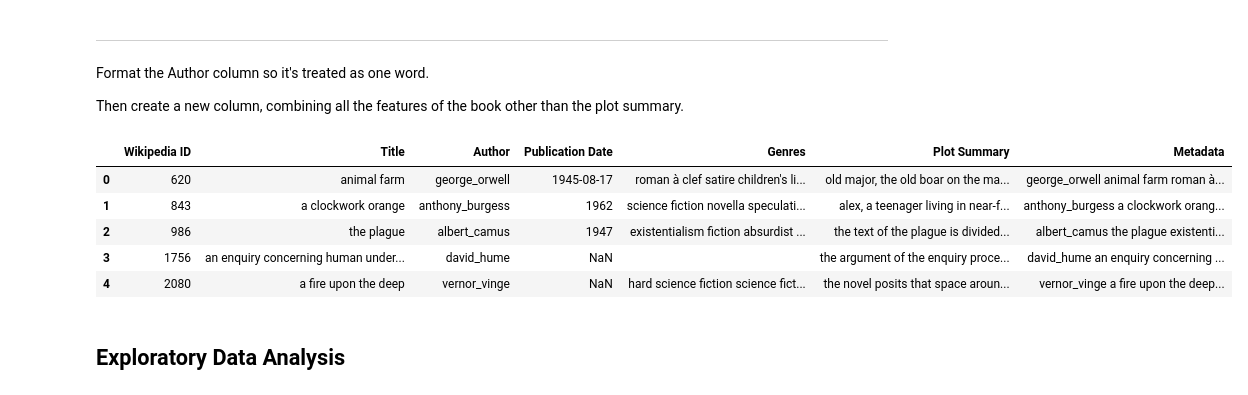
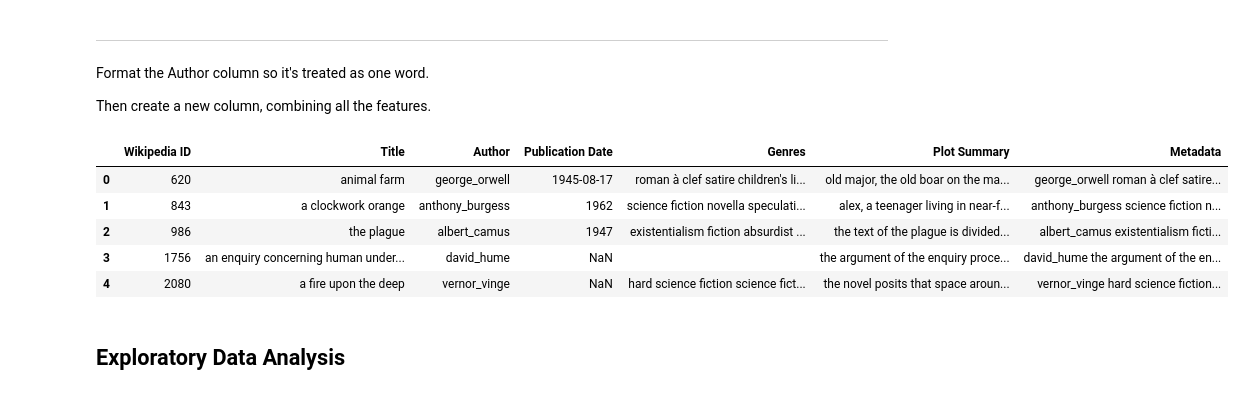
Before and after one commit to austin-pooth/book-recs, a Jupyter notebook: data_cleaning.ipynb, the cells around one changed output. Saved outputs shown, nothing was run; the diff lists cells and outputs as text; code cells hidden in the pictures.

Commit message:
formatting data for model

```diff
--- a/data_cleaning.ipynb
+++ b/data_cleaning.ipynb
@@ -67,19 +67,19 @@ data.head()
 # %% [markdown]
 Format the Author column so it's treated as one word.
 
-Then create a new column, combining all the features of the book other than the plot summary.
+Then create a new column, combining all the features.
 # %%
 data.loc[:,"Author"] = data["Author"].str.strip().str.replace(' ','_')
 # %%
-data["Metadata"] = data[["Author", "Title", "Genres"]].fillna('').agg(' '.join, axis=1)
+data["Metadata"] = data[["Author", "Genres","Plot Summary"]].fillna('').agg(' '.join, axis=1)
 data.head()
 # %% [output]
 |  | Wikipedia ID | Title | Author | Publication Date | Genres | Plot Summary | Metadata |
-| 0 | 620 | animal farm | george_orwell | 1945-08-17 | roman à clef satire children's li... | old major, the old boar on the ma... | george_orwell animal farm roman à... |
-| 1 | 843 | a clockwork orange | anthony_burgess | 1962 | science fiction novella speculati... | alex, a teenager living in near-f... | anthony_burgess a clockwork orang... |
-| 2 | 986 | the plague | albert_camus | 1947 | existentialism fiction absurdist ... | the text of the plague is divided... | albert_camus the plague existenti... |
-| 3 | 1756 | an enquiry concerning human under... | david_hume | NaN |  | the argument of the enquiry proce... | david_hume an enquiry concerning ... |
-| 4 | 2080 | a fire upon the deep | vernor_vinge | NaN | hard science fiction science fict... | the novel posits that space aroun... | vernor_vinge a fire upon the deep... |
+| 0 | 620 | animal farm | george_orwell | 1945-08-17 | roman à clef satire children's li... | old major, the old boar on the ma... | george_orwell roman à clef satire... |
+| 1 | 843 | a clockwork orange | anthony_burgess | 1962 | science fiction novella speculati... | alex, a teenager living in near-f... | anthony_burgess science fiction n... |
+| 2 | 986 | the plague | albert_camus | 1947 | existentialism fiction absurdist ... | the text of the plague is divided... | albert_camus existentialism ficti... |
+| 3 | 1756 | an enquiry concerning human under... | david_hume | NaN |  | the argument of the enquiry proce... | david_hume the argument of the en... |
+| 4 | 2080 | a fire upon the deep | vernor_vinge | NaN | hard science fiction science fict... | the novel posits that space aroun... | vernor_vinge hard science fiction... |
 # %% [markdown]
 ## Exploratory Data Analysis
 # %%
```
Also changed, not shown: parts of 1 cell of this notebook.
